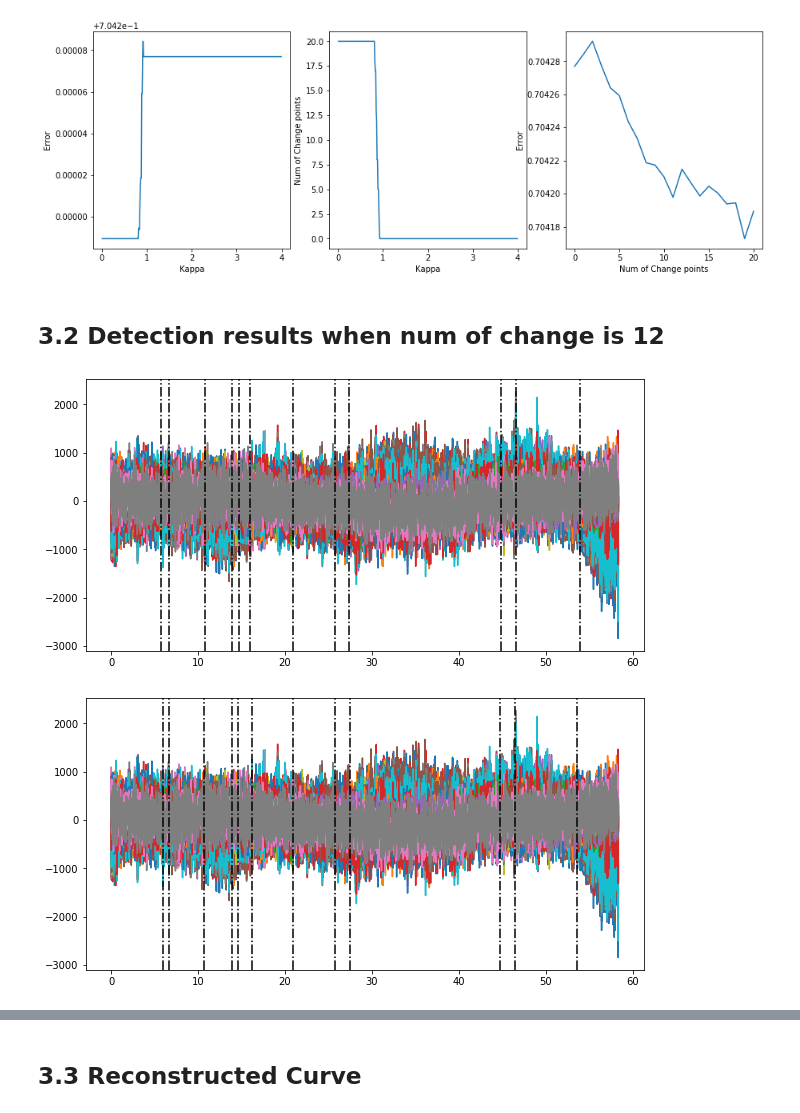
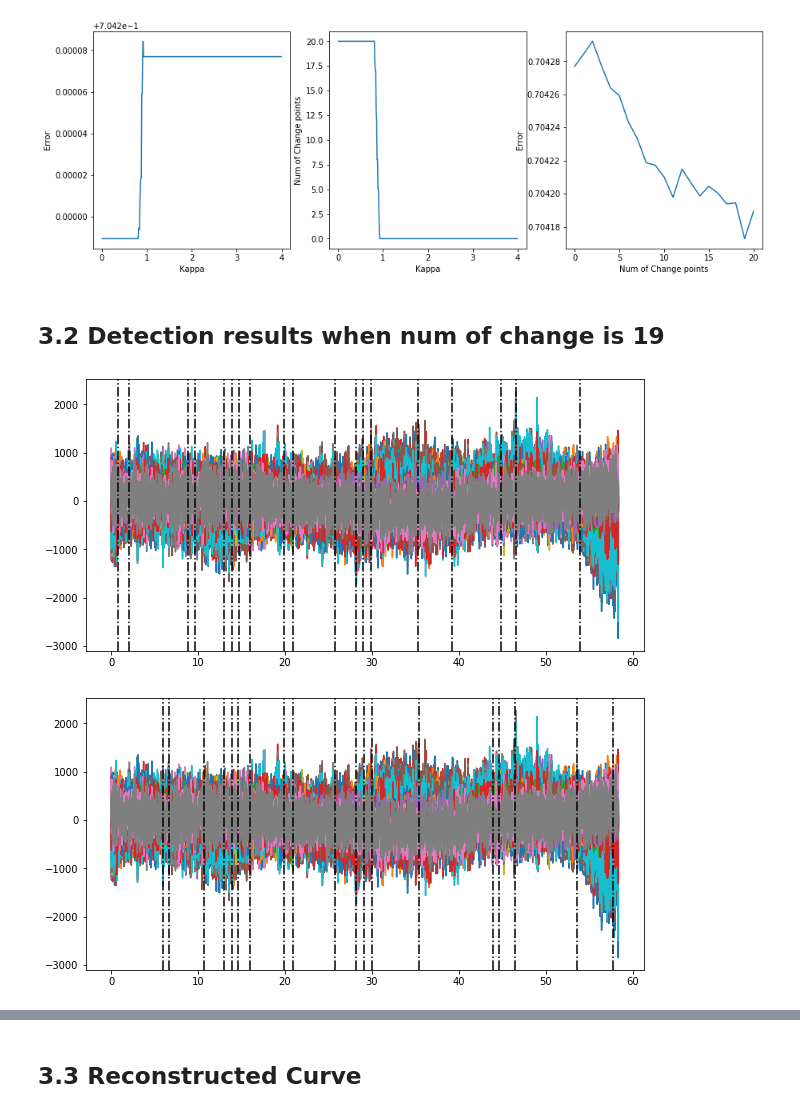
Before and after one commit to JINhuaqing/TVDN-simu, a Jupyter notebook: realdata/MEG1HPF0920.ipynb, the cells around one changed output, grey strips where cells are left out. Drawn from its saved outputs; the diff is of its cells as text; code cells hidden in the pictures.

```diff
--- a/realdata/MEG1HPF0920.ipynb
+++ b/realdata/MEG1HPF0920.ipynb
@@ -947,17 +947,17 @@ MEGBspDetNon.PlotKappaErrCurve()
 # %% [output]
 [figure]
 # %% [markdown]
-## 3.2 Detection results when num of change is 12
+## 3.2 Detection results when num of change is 19
 # %%
-MEGBspDet.UpdateEcpts()
+MEGBspDet.UpdateEcpts(19)
 MEGBspDet.PlotEcpts()
 # %% [output]
-[figure, old version]
+[figure, new version]
 # %%
-MEGBspDetNon.UpdateEcpts(12)
+MEGBspDetNon.UpdateEcpts(19)
 MEGBspDetNon.PlotEcpts()
 # %% [output]
-[figure, old version]
+[figure, new version]
 # %%
 print(MEGBspDet)
 # %% [output]
```
Also changed, not shown: parts of 6 cells of this notebook.
